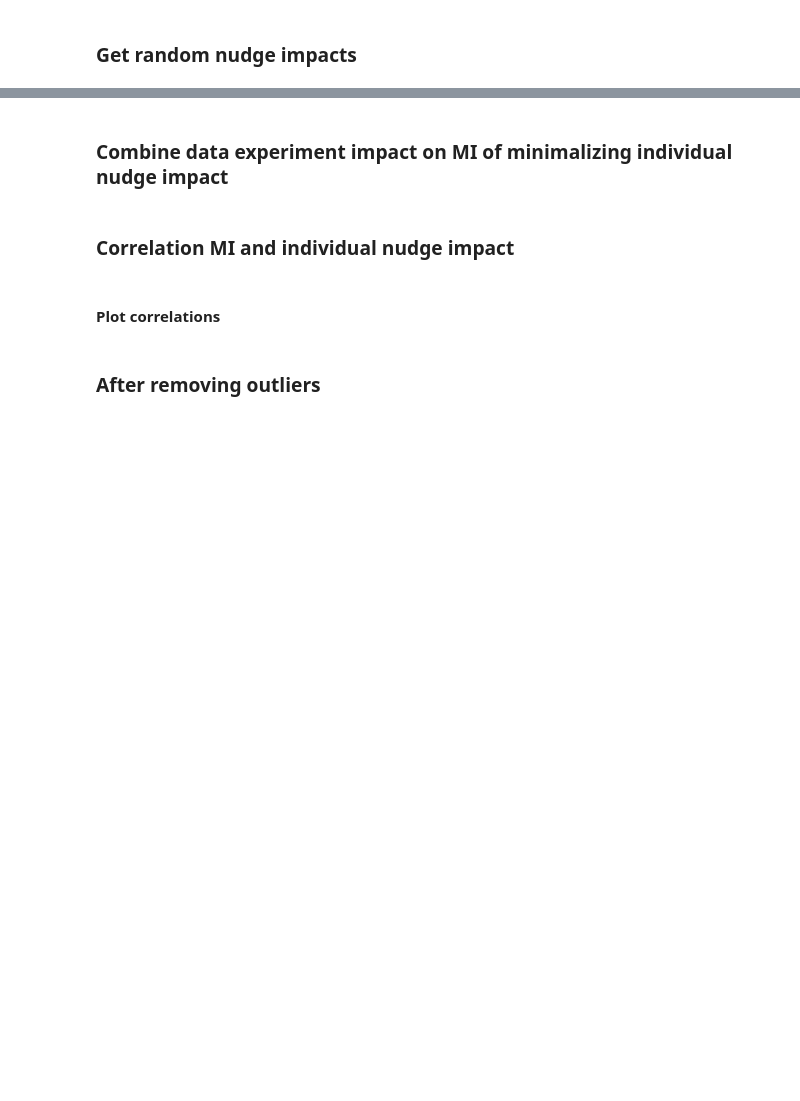
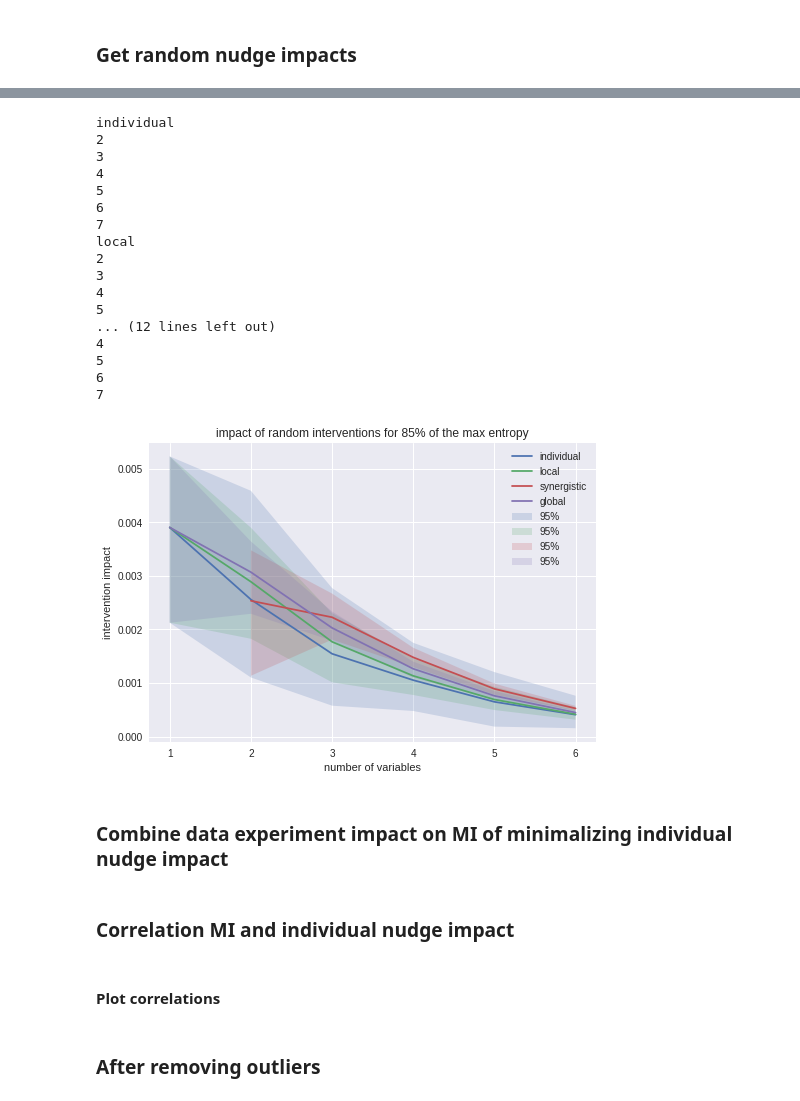
Before and after one commit to cjidboon94/master_thesis, a Jupyter notebook: combine_data3.ipynb, the cells around one changed output, grey strips where cells are left out. Cells and saved outputs as stored; diff of their text form; code cells hidden in the pictures; blank space fills up the shorter version.

```diff
--- a/combine_data3.ipynb
+++ b/combine_data3.ipynb
@@ -349,10 +428,10 @@ def get_random_impacts_validate(number_of_vars, number_of_states, percentage_max
 
 NUMBER_OF_STATES = 3
 DIST_START, DIST_END = 200, 300
-PERCENTAGE_MAX_ENTROPY_SIZE = 75
+PERCENTAGE_MAX_ENTROPY_SIZE = 85
 
-nudge_types = ["individual", "focused", "local", "synergistic", "global"]
-#nudge_types = ["individual", "local", "synergistic", "global"]
+# nudge_types = ["individual", "focused", "local", "synergistic", "global"]
+nudge_types = ["individual", "local", "synergistic", "global"]
 #nudge_types = ["local", "synergistic", "global"]
 #nudge_types = ["synergistic", "global"]
 
@@ -379,34 +458,53 @@ for nudge_type in nudge_types:
 
 #         #testing for normality
 #         print(stats.shapiro(impacts))
 #         print(stats.normaltest(impacts))
 #         sns.distplot(impacts)
 #         plt.show()
 
     variable_range, mean, std, batches_std = (
         find_mean_std_mse(var_to_impacts, 10)
     )
     std2 = list(2*np.array(std))
 #     plot_mean_and_confidence(variable_range, mean, nudge_type, std2, None)
 
     #add confidence intervals based on percentiles
     lower_bound, median, upper_bound = [], [], []
     for variable_number, impacts in var_to_impacts.items():
         lower_bound.append(np.percentile(impacts, 2.5))
         median.append(np.median(impacts))
         upper_bound.append(np.percentile(impacts, 97.5))
 
-    plot_range = list(var_to_impacts.keys())
+    plot_range = [i-1 for i in list(var_to_impacts.keys())]
     plt.plot(plot_range, median, label=nudge_type)
     plt.fill_between(plot_range, lower_bound, upper_bound,
                      label='{}'.format("95%"), alpha=0.2)
 
 
 plt.xlabel("number of variables")
 plt.ylabel("intervention impact")
 plt.title("impact of random interventions for {}% of the max entropy".format(PERCENTAGE_MAX_ENTROPY_SIZE))
 plt.legend()
 plt.show()
+# %% [output]
+individual
+2
+3
+4
+5
+6
+7
+local
+2
+3
+4
+5
+... (12 lines left out)
+4
+5
+6
+7
+[figure, added]
 # %% [markdown]
 ### Combine data experiment impact on MI of minimalizing individual nudge impact
 # %%
```
Also changed, not shown: parts of 5 cells of this notebook.
